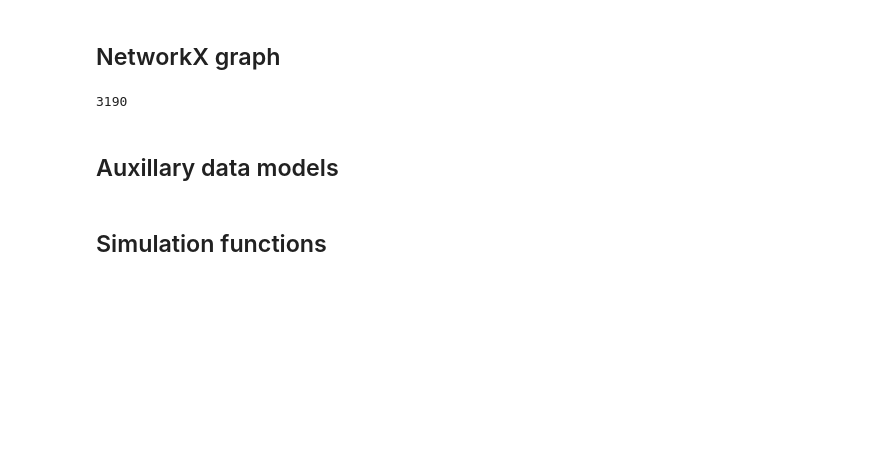
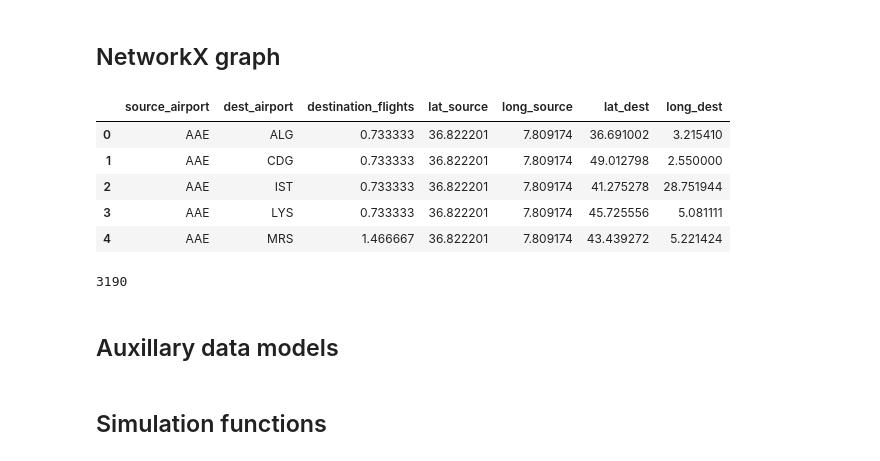
Before and after one commit to DmitrySerg/COVID-19, a Jupyter notebook: models/COVID-spread-simulation.ipynb, the cells around one changed output. Saved outputs shown, nothing was run; the diff lists cells and outputs as text; code cells hidden in the pictures; blank space fills up the shorter version.

```diff
--- a/models/COVID-spread-simulation.ipynb
+++ b/models/COVID-spread-simulation.ipynb
@@ -279,6 +297,15 @@ connections = connections.groupby(["source_airport", 'dest_airport'], as_index=F
 })
 # %% [markdown]
 ## NetworkX graph
+# %%
+connections.head()
+# %% [output]
+|  | source_airport | dest_airport | destination_flights | lat_source | long_source | lat_dest | long_dest |
+| 0 | AAE | ALG | 0.733333 | 36.822201 | 7.809174 | 36.691002 | 3.215410 |
+| 1 | AAE | CDG | 0.733333 | 36.822201 | 7.809174 | 49.012798 | 2.550000 |
+| 2 | AAE | IST | 0.733333 | 36.822201 | 7.809174 | 41.275278 | 28.751944 |
+| 3 | AAE | LYS | 0.733333 | 36.822201 | 7.809174 | 45.725556 | 5.081111 |
+| 4 | AAE | MRS | 1.466667 | 36.822201 | 7.809174 | 43.439272 | 5.221424 |
 # %%
 connections_graph = nx.from_pandas_edgelist(
     connections,
```
Also changed, not shown: parts of 5 cells of this notebook.
